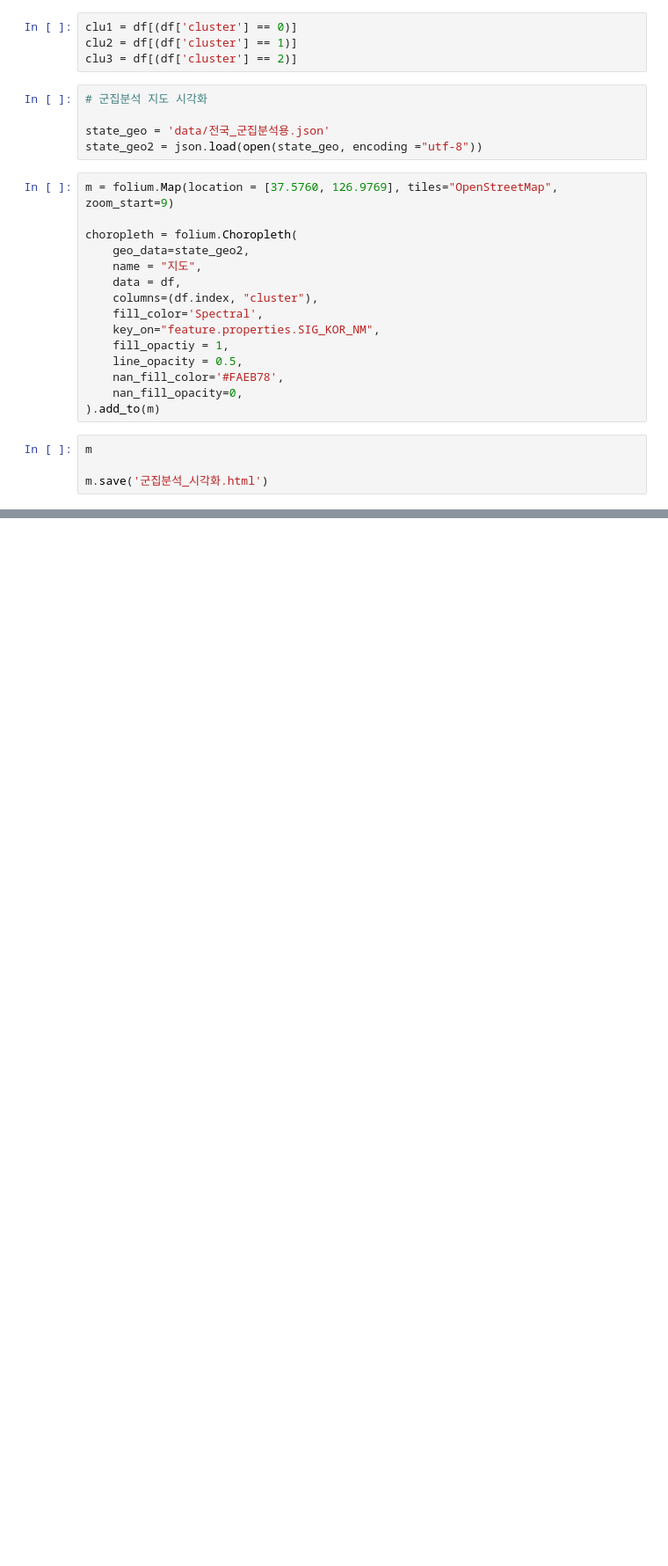
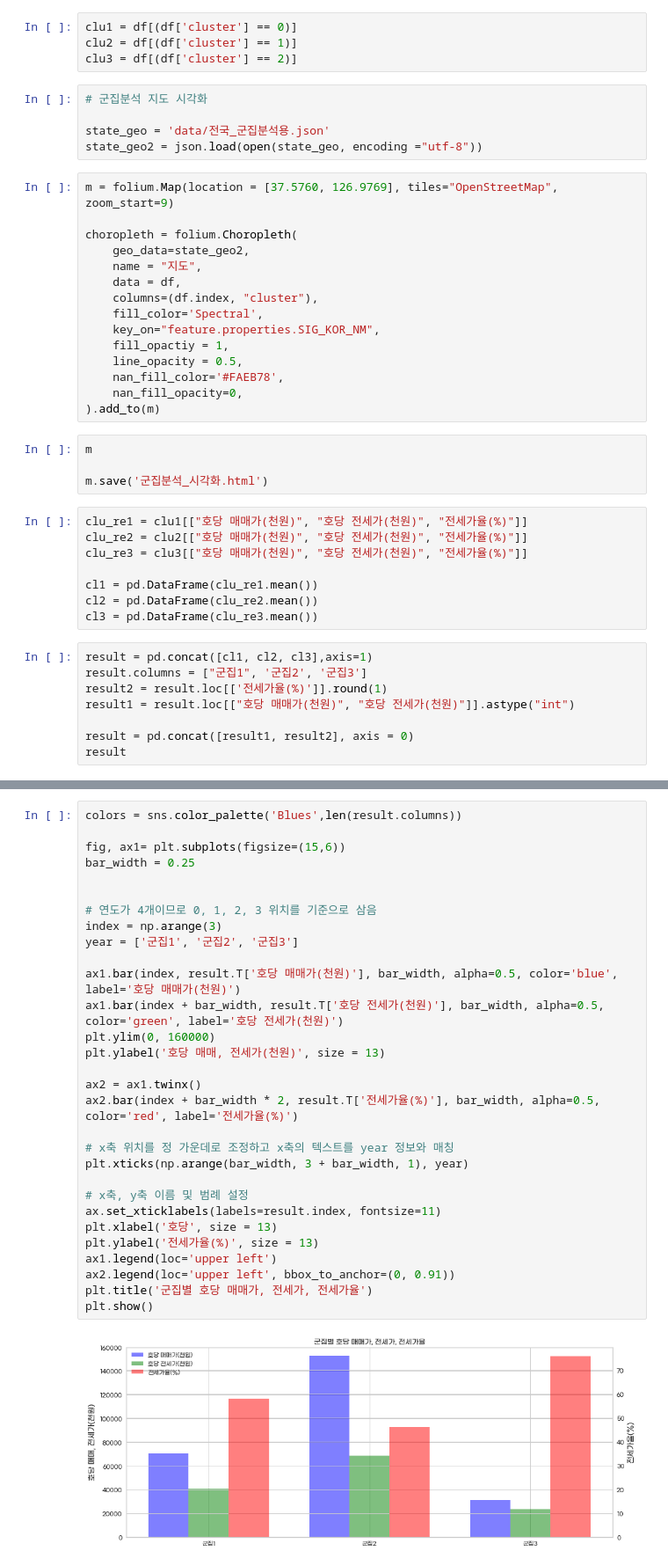
Before and after one commit to Minah-Seong/Project_Can, a Jupyter notebook: 군집분석.ipynb, the cells around one changed output, grey strips where cells are left out. Shown at 88% size. Saved outputs shown, nothing was run; the diff lists cells and outputs as text; blank space fills up the shorter version.

Commit message:
군집별 호당 매매가, 전세가, 전세가율 시각화

```diff
--- a/군집분석.ipynb
+++ b/군집분석.ipynb
@@ -158,3 +162,19 @@ choropleth = folium.Choropleth(
 m
 
 m.save('군집분석_시각화.html')
+# %%
+clu_re1 = clu1[["호당 매매가(천원)", "호당 전세가(천원)", "전세가율(%)"]]
+clu_re2 = clu2[["호당 매매가(천원)", "호당 전세가(천원)", "전세가율(%)"]]
+clu_re3 = clu3[["호당 매매가(천원)", "호당 전세가(천원)", "전세가율(%)"]]
+
+cl1 = pd.DataFrame(clu_re1.mean())
+cl2 = pd.DataFrame(clu_re2.mean())
+cl3 = pd.DataFrame(clu_re3.mean())
+# %%
+result = pd.concat([cl1, cl2, cl3],axis=1)
+result.columns = ["군집1", '군집2', '군집3']
+result2 = result.loc[['전세가율(%)']].round(1)
+result1 = result.loc[["호당 매매가(천원)", "호당 전세가(천원)"]].astype("int")
+
+result = pd.concat([result1, result2], axis = 0)
+result
@@ -160,0 +186,32 @@ m.save('군집분석_시각화.html')
+# %%
+colors = sns.color_palette('Blues',len(result.columns))
+
+fig, ax1= plt.subplots(figsize=(15,6))
+bar_width = 0.25
+
+
+# 연도가 4개이므로 0, 1, 2, 3 위치를 기준으로 삼음
+index = np.arange(3)
+year = ['군집1', '군집2', '군집3']
+
+ax1.bar(index, result.T['호당 매매가(천원)'], bar_width, alpha=0.5, color='blue', label='호당 매매가(천원)')
+ax1.bar(index + bar_width, result.T['호당 전세가(천원)'], bar_width, alpha=0.5, color='green', label='호당 전세가(천원)')
+plt.ylim(0, 160000)
+plt.ylabel('호당 매매, 전세가(천원)', size = 13)
+
+ax2 = ax1.twinx()
+ax2.bar(index + bar_width * 2, result.T['전세가율(%)'], bar_width, alpha=0.5, color='red', label='전세가율(%)')
+
+# x축 위치를 정 가운데로 조정하고 x축의 텍스트를 year 정보와 매칭
+plt.xticks(np.arange(bar_width, 3 + bar_width, 1), year)
+
+# x축, y축 이름 및 범례 설정
+ax.set_xticklabels(labels=result.index, fontsize=11)
+plt.xlabel('호당', size = 13)
+plt.ylabel('전세가율(%)', size = 13)
+ax1.legend(loc='upper left')
+ax2.legend(loc='upper left', bbox_to_anchor=(0, 0.91))
+plt.title('군집별 호당 매매가, 전세가, 전세가율')
+plt.show()
+# %% [output]
+[figure, added]
```
Also changed, not shown: parts of 2 cells of this notebook.
